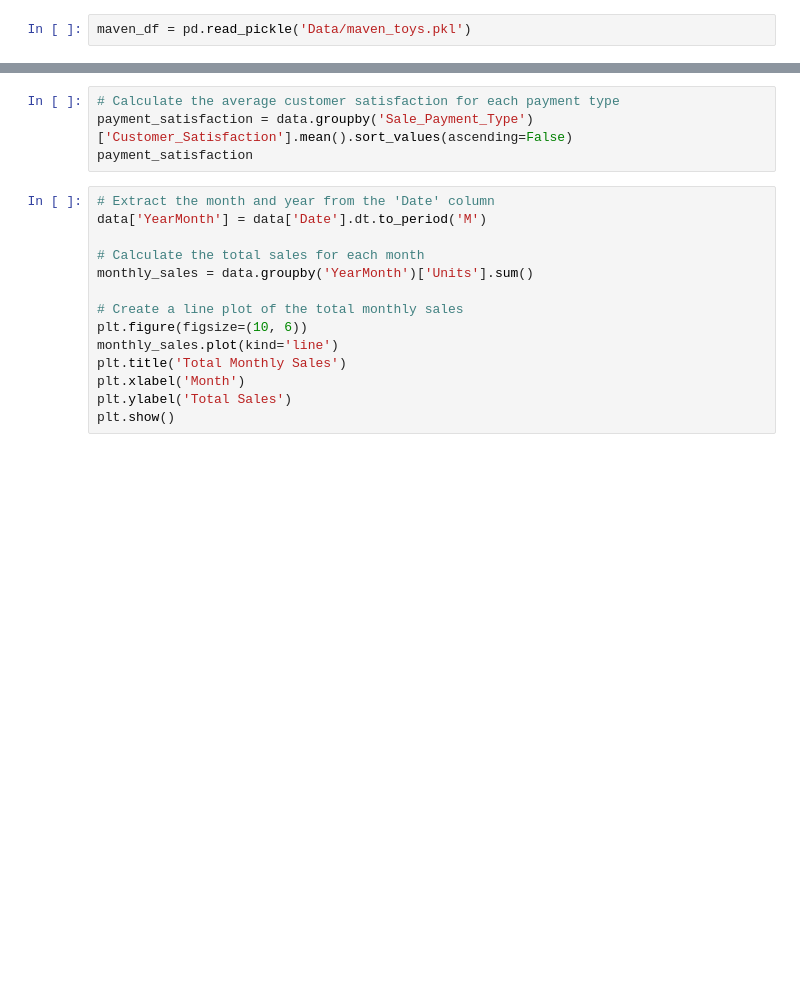
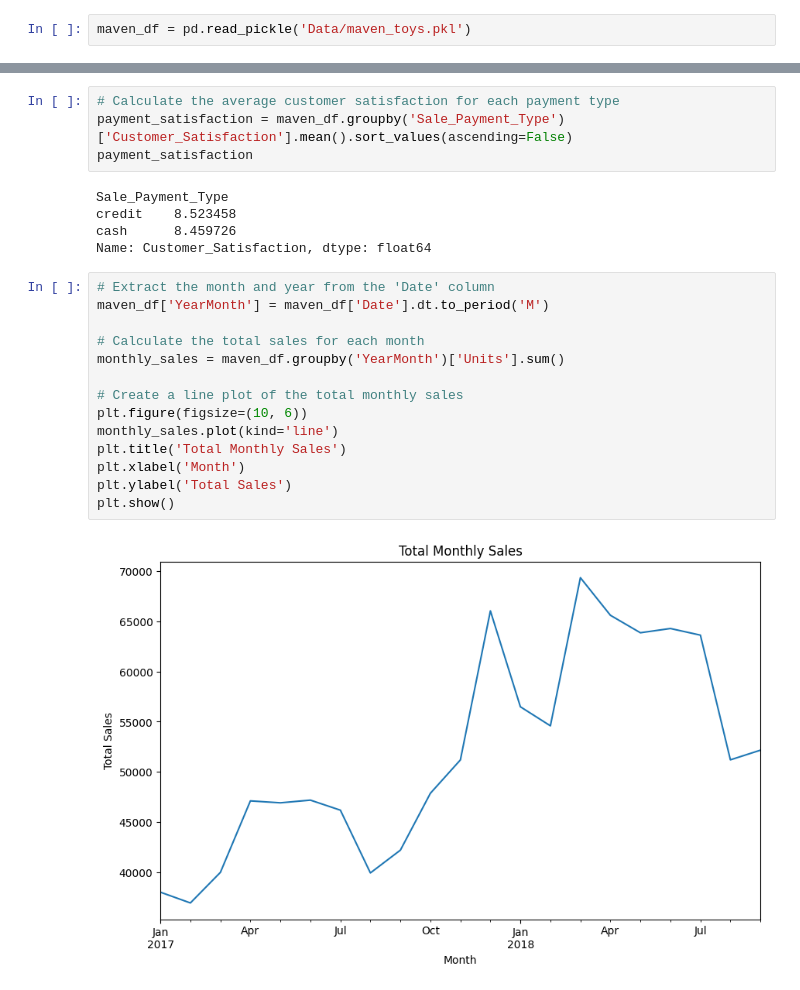
Before and after one commit to tianlan8/maven_toys_analysis, a Jupyter notebook: Maven_Toys_Data_Analysis.ipynb, the cells around one changed output, grey strips where cells are left out. Drawn from its saved outputs; the diff is of its cells as text; blank space fills up the shorter version.

```diff
--- a/Maven_Toys_Data_Analysis.ipynb
+++ b/Maven_Toys_Data_Analysis.ipynb
@@ -106,20 +229,27 @@ plt.show()
 # %%
 # Calculate the average customer satisfaction for each payment type
-payment_satisfaction = data.groupby('Sale_Payment_Type')['Customer_Satisfaction'].mean().sort_values(ascending=False)
+payment_satisfaction = maven_df.groupby('Sale_Payment_Type')['Customer_Satisfaction'].mean().sort_values(ascending=False)
 payment_satisfaction
+# %% [output]
+Sale_Payment_Type
+credit    8.523458
+cash      8.459726
+Name: Customer_Satisfaction, dtype: float64
 # %%
 # Extract the month and year from the 'Date' column
-data['YearMonth'] = data['Date'].dt.to_period('M')
+maven_df['YearMonth'] = maven_df['Date'].dt.to_period('M')
 
 # Calculate the total sales for each month
-monthly_sales = data.groupby('YearMonth')['Units'].sum()
+monthly_sales = maven_df.groupby('YearMonth')['Units'].sum()
 
 # Create a line plot of the total monthly sales
 plt.figure(figsize=(10, 6))
 monthly_sales.plot(kind='line')
 plt.title('Total Monthly Sales')
 plt.xlabel('Month')
 plt.ylabel('Total Sales')
 plt.show()
+# %% [output]
+[figure, added]
 # %%
 # Calculate the monthly sales for each product category
```
Also changed, not shown: parts of 19 cells of this notebook, 1 other file.
